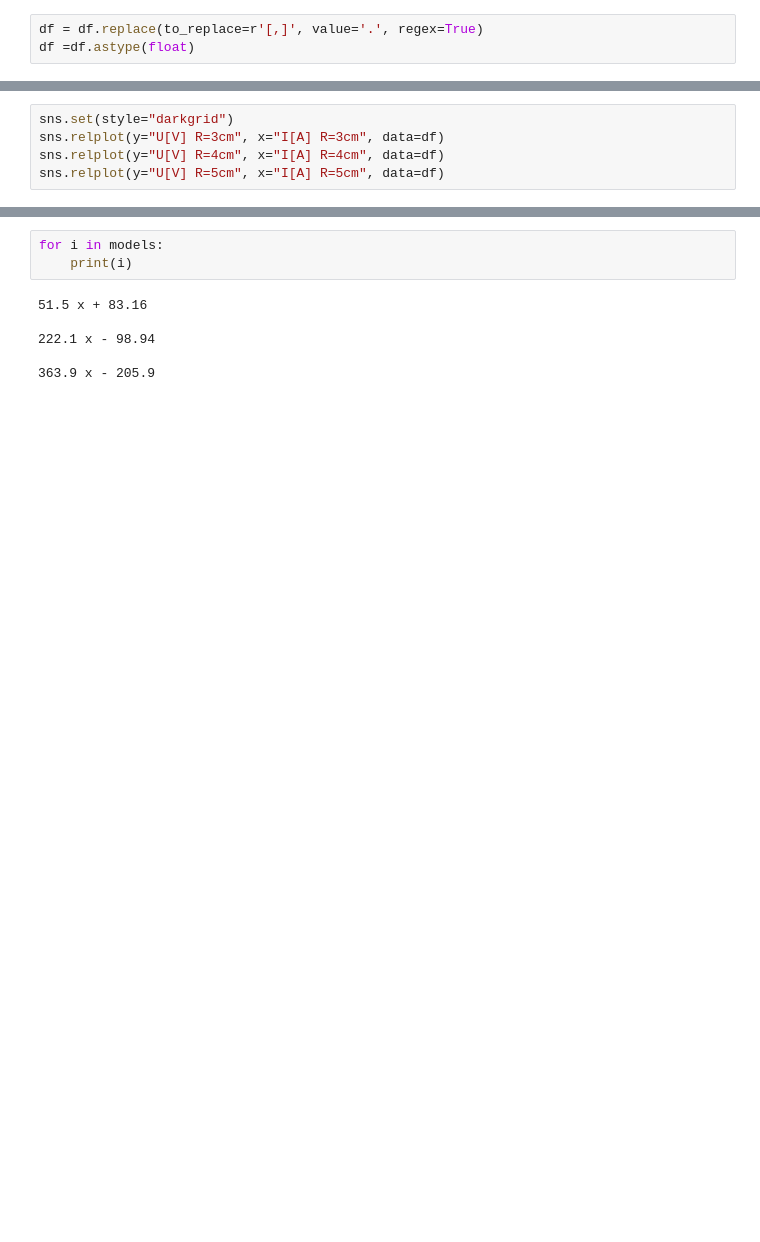
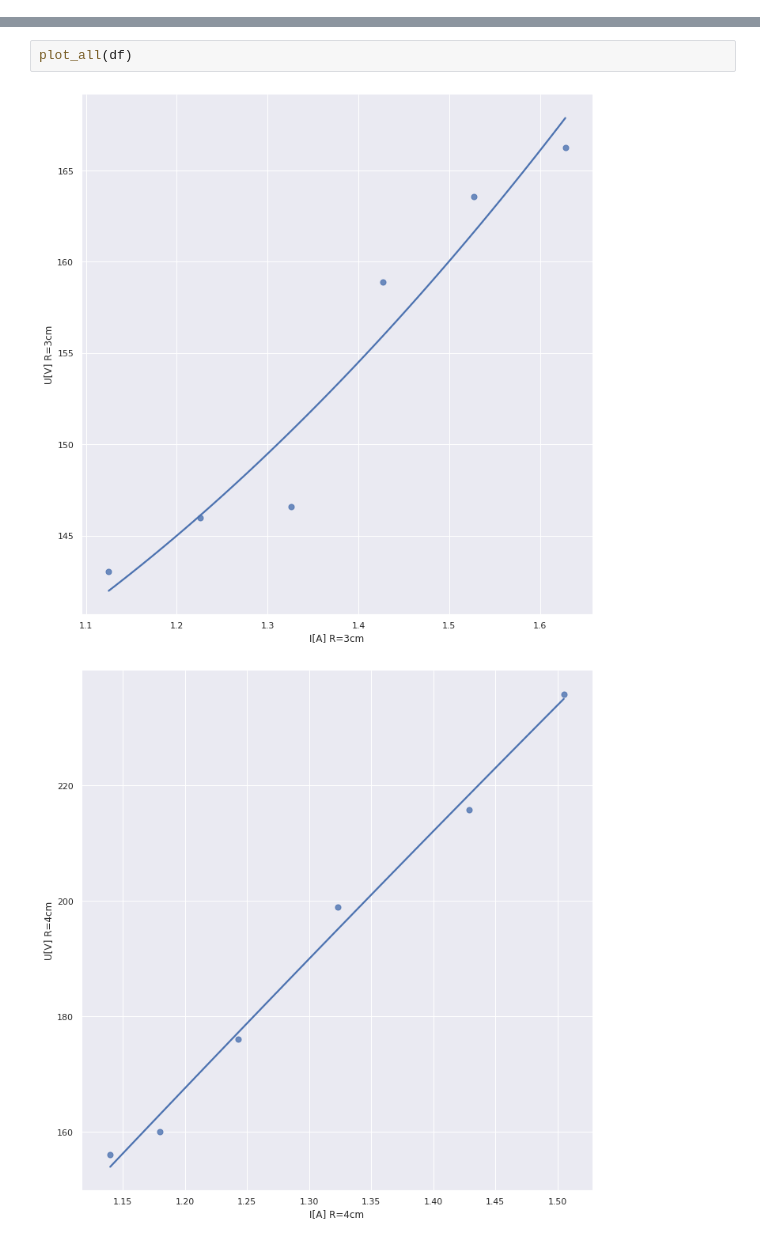
Before and after one commit to Kaliades/Laboratories, a Jupyter notebook: src/cw_33/lab_33.ipynb, the cells around one changed output, grey strips where cells are left out. Cells and saved outputs as stored; diff of their text form; blank space fills up the shorter version.

```diff
--- a/src/cw_33/lab_33.ipynb
+++ b/src/cw_33/lab_33.ipynb
@@ -22,3 +17,0 @@ df
-# %%
-df = df.replace(to_replace=r'[,]', value='.', regex=True)
-df =df.astype(float)
@@ -42,5 +17,0 @@ memory usage: 416.0 bytes
-# %%
-sns.set(style="darkgrid")
-sns.relplot(y="U[V] R=3cm", x="I[A] R=3cm", data=df)
-sns.relplot(y="U[V] R=4cm", x="I[A] R=4cm", data=df)
-sns.relplot(y="U[V] R=5cm", x="I[A] R=5cm", data=df)
@@ -86,9 +18,5 @@ Index(['I[A] R=3cm', 'U[V] R=3cm', 'I[A] R=4cm', 'U[V] R=4cm', 'I[A] R=5cm',
-# %%
-for i in models:
-    print(i)
-# %% [output]
-51.5 x + 83.16
-
-222.1 x - 98.94
-
-363.9 x - 205.9
+# %%
+plot_all(df)
+# %% [output]
+[figure, added]
+[figure, added]
```
Also changed, not shown: parts of 8 cells of this notebook, 4 other files.
